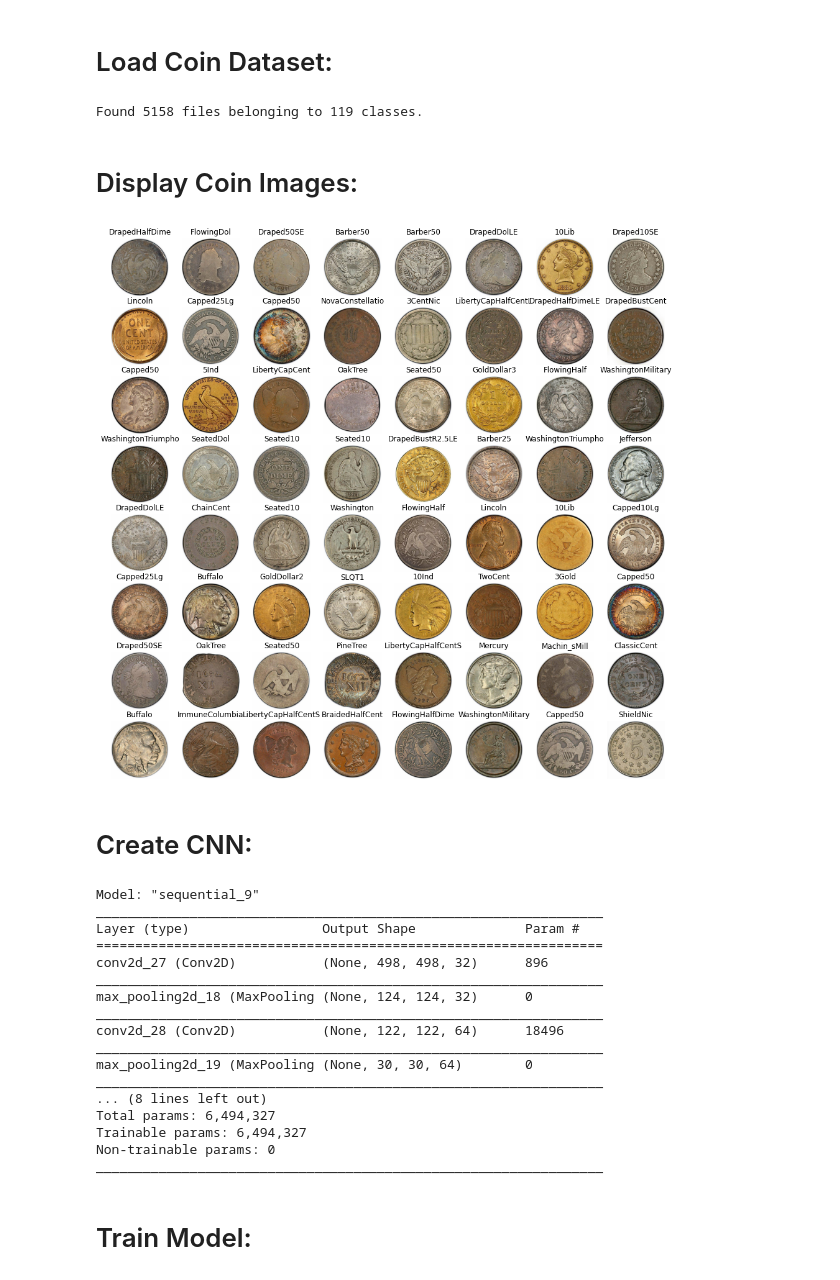
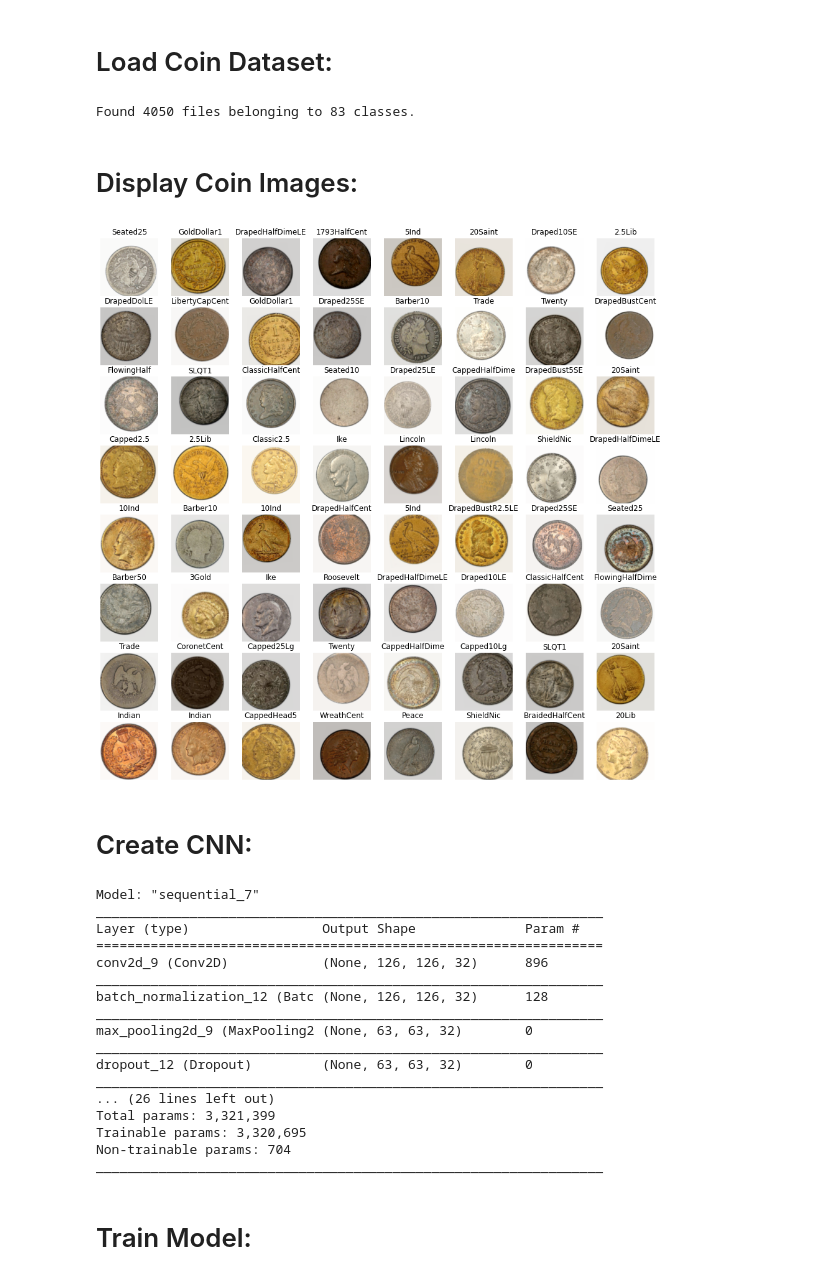
Before and after one commit to PScottZero/Numismatic, a Jupyter notebook: coin_classifier/coin_classifier.ipynb, the cells around one changed output. Cells and saved outputs as stored; diff of their text form; code cells hidden in the pictures.

```diff
--- a/coin_classifier/coin_classifier.ipynb
+++ b/coin_classifier/coin_classifier.ipynb
@@ -28,2 +18,12 @@ import pytesseract
 # %% [markdown]
 # Load Coin Dataset:
+# %%
+# Google Drive
+# from google.colab import drive
+# drive.mount('/content/drive')
+# dataset_dir = '/content/drive/MyDrive/images/'
+# model_dir = '/content/drive/MyDrive/coin_classifier_model/'
+
+# Local
+dataset_dir = 'images/'
+model_dir = 'coin_classifier_model/'
@@ -30,66 +60,82 @@ import pytesseract
 # %%
-labels = listdir('images/')
+batch_size = 64
+img_size = 128
+
+labels = listdir(dataset_dir)
 labels.sort()
 
 if '.DS_Store' in labels:
   labels.remove('.DS_Store')
 
 dataset = preprocessing.image_dataset_from_directory(
-  'images1/',
+  dataset_dir,
   labels="inferred",
   label_mode="int",
   class_names=None,
   color_mode="rgb",
-  batch_size=64,
-  image_size=(500, 500),
-  shuffle=True
+  batch_size=batch_size,
+  image_size=(img_size, img_size),
+  shuffle=True,
 )
 dataset = dataset.map(lambda image, label: (image / 255.0, label))
+datasets = [dataset.map(lambda image, label: (augment(image), label)) for _ in range(9)]
+for ds in datasets:
+  dataset = dataset.concatenate(ds)
 # %% [output]
-Found 5158 files belonging to 119 classes.
+Found 4050 files belonging to 83 classes.
 # %% [markdown]
 # Display Coin Images:
 # %%
 fig = plt.figure(figsize=(16, 16))
 X_batch, y_batch = next(dataset.as_numpy_iterator())
-for i in range(64):
+X_batch = np.clip(augment(X_batch), 0, 1)
+for i in range(batch_size):
   fig.add_subplot(8, 8, i + 1)
   plt.imshow(X_batch[i])
   plt.axis('off')
   plt.title(labels[y_batch[i]])
 # %% [output]
-[figure, old version]
+[figure, new version]
 # %% [markdown]
 # Create CNN:
 # %%
 model = models.Sequential([
-  layers.Conv2D(32, (3, 3), activation='relu', input_shape=(500, 500, 3)),
-  layers.MaxPooling2D((4, 4)),
+  layers.Conv2D(32, (3, 3), activation='relu', input_shape=(img_size, img_size, 3)),
+  layers.BatchNormalization(),
+  layers.MaxPooling2D((2, 2)),
+  layers.Dropout(0.25),
   layers.Conv2D(64, (3, 3), activation='relu'),
-  layers.MaxPooling2D((4, 4)),
-  layers.Conv2D(64, (3, 3), activation='relu'),
+  layers.BatchNormalization(),
+  layers.MaxPooling2D((2, 2)),
+  layers.Dropout(0.25),
+  layers.Conv2D(128, (3, 3), activation='relu'),
+  layers.BatchNormalization(),
+  layers.MaxPooling2D((2, 2)),
+  layers.Dropout(0.25),
   layers.Flatten(),
   layers.Dense(128, activation='relu'),
+  layers.BatchNormalization(),
+  layers.Dropout(0.5),
   layers.Dense(119),
 ])
 model.summary()
 # %% [output]
-Model: "sequential_9"
+Model: "sequential_7"
 _________________________________________________________________
 Layer (type)                 Output Shape              Param #
 =================================================================
-conv2d_27 (Conv2D)           (None, 498, 498, 32)      896
+conv2d_9 (Conv2D)            (None, 126, 126, 32)      896
 _________________________________________________________________
-max_pooling2d_18 (MaxPooling (None, 124, 124, 32)      0
+batch_normalization_12 (Batc (None, 126, 126, 32)      128
 _________________________________________________________________
-conv2d_28 (Conv2D)           (None, 122, 122, 64)      18496
+max_pooling2d_9 (MaxPooling2 (None, 63, 63, 32)        0
 _________________________________________________________________
-max_pooling2d_19 (MaxPooling (None, 30, 30, 64)        0
+dropout_12 (Dropout)         (None, 63, 63, 32)        0
 _________________________________________________________________
-... (8 lines left out)
-Total params: 6,494,327
-Trainable params: 6,494,327
-Non-trainable params: 0
+... (26 lines left out)
+Total params: 3,321,399
+Trainable params: 3,320,695
+Non-trainable params: 704
 _________________________________________________________________
 # %% [markdown]
 # Train Model:
```
Also changed, not shown: parts of 7 cells of this notebook, 47 other files.
